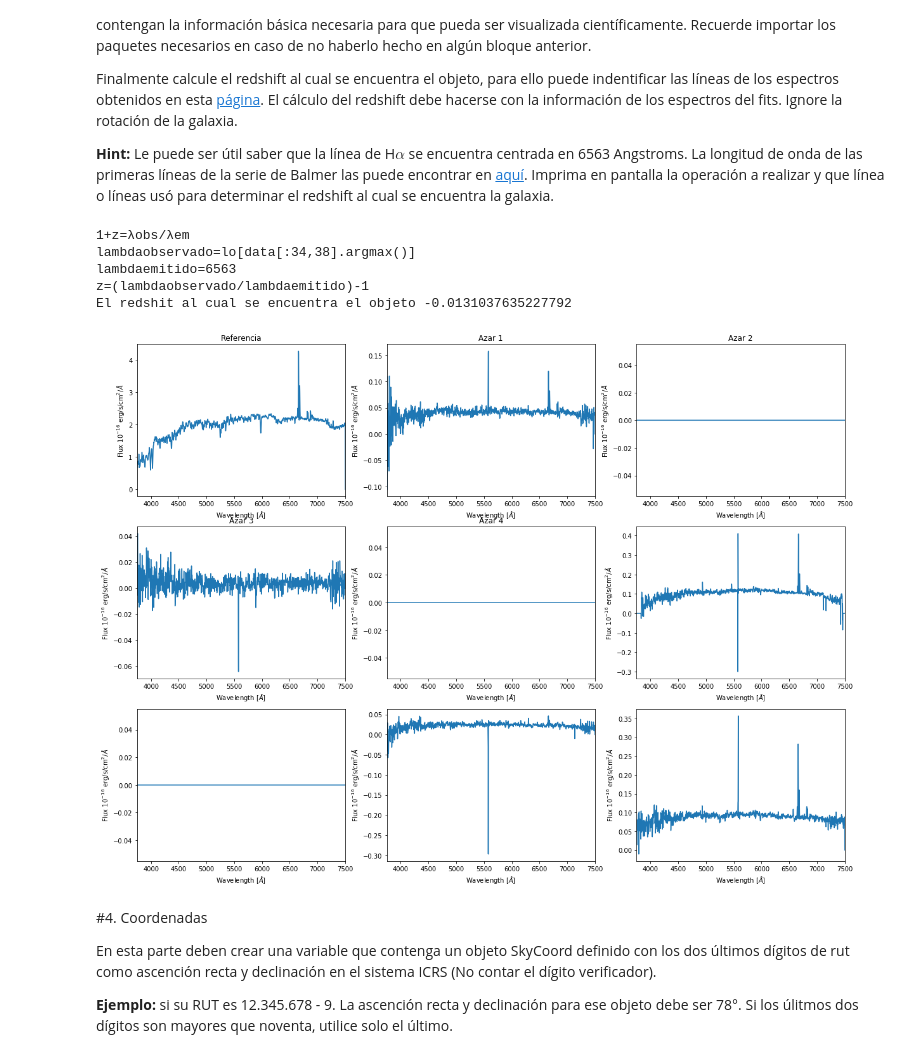
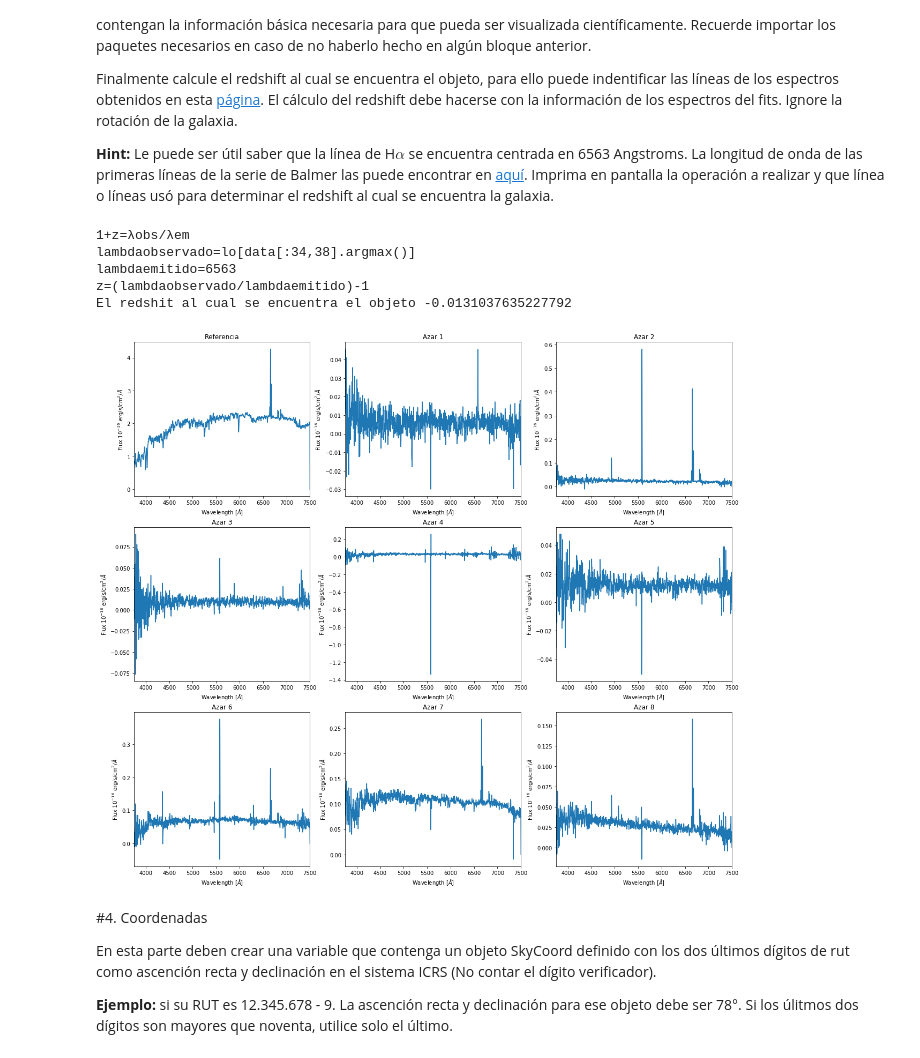
Before and after one commit to scarlett-plaza/minitarea4, a Jupyter notebook: minitarea4.ipynb, the cells around one changed output. Saved outputs shown, nothing was run; the diff lists cells and outputs as text; code cells hidden in the pictures.

```diff
--- a/minitarea4.ipynb
+++ b/minitarea4.ipynb
@@ -137,7 +137,7 @@ Finalmente calcule el redshift al cual se encuentra el objeto, para ello puede i
 
 **Hint:** Le puede ser útil saber que la línea de H$\alpha$ se encuentra centrada en 6563 Angstroms. La longitud de onda de las primeras líneas de la serie de Balmer las puede encontrar en [aquí](https://es.wikipedia.org/wiki/L%C3%ADneas_de_Balmer). Imprima en pantalla la operación a realizar y que línea o líneas usó para determinar el redshift al cual se encuentra la galaxia.
 # %%
-plt.figure(figsize=(20,15))
+plt.figure(figsize=(20,18))
 
 plt.subplot(331)
 plt.plot(lo,data[:,34,38])
@@ -179,40 +179,44 @@ plt.plot(lo,data[:,randint(0,71),randint(0,77)])
 plt.xlim(3750,7500)
 plt.xlabel('Wavelength [$\AA$]')
 plt.ylabel('Flux 10$^{-16}$ erg/s/cm$^2$/$\AA$')
+plt.title("Azar 5")
 
 plt.subplot(337)
 plt.plot(lo,data[:,randint(0,71),randint(0,77)])
 plt.xlim(3750,7500)
 plt.xlabel('Wavelength [$\AA$]')
 plt.ylabel('Flux 10$^{-16}$ erg/s/cm$^2$/$\AA$')
+plt.title("Azar 6")
 
 plt.subplot(338)
 plt.plot(lo,data[:,randint(0,71),randint(0,77)])
 plt.xlim(3750,7500)
 plt.xlabel('Wavelength [$\AA$]')
 plt.ylabel('Flux 10$^{-16}$ erg/s/cm$^2$/$\AA$')
+plt.title("Azar 7")
 
 plt.subplot(339)
 plt.plot(lo,data[:,randint(0,71),randint(0,77)])
 plt.xlim(3750,7500)
 plt.xlabel('Wavelength [$\AA$]')
 plt.ylabel('Flux 10$^{-16}$ erg/s/cm$^2$/$\AA$')
+plt.title("Azar 8")
 
 lambdaobservado=lo[data[:34,38].argmax()]
 lambdaemitido=6563
 z=(lambdaobservado/lambdaemitido)-1
 print("1+z=λobs/λem")
 print ("lambdaobservado=lo[data[:34,38].argmax()]")
 print ("lambdaemitido=6563")
 print("z=(lambdaobservado/lambdaemitido)-1")
 print("El redshit al cual se encuentra el objeto "+str(z))
 # %% [output]
 1+z=λobs/λem
 lambdaobservado=lo[data[:34,38].argmax()]
 lambdaemitido=6563
 z=(lambdaobservado/lambdaemitido)-1
 El redshit al cual se encuentra el objeto -0.0131037635227792
-[figure, old version]
+[figure, new version]
 # %% [markdown]
 #4. Coordenadas
 
```
Also changed, not shown: parts of 5 cells of this notebook.
